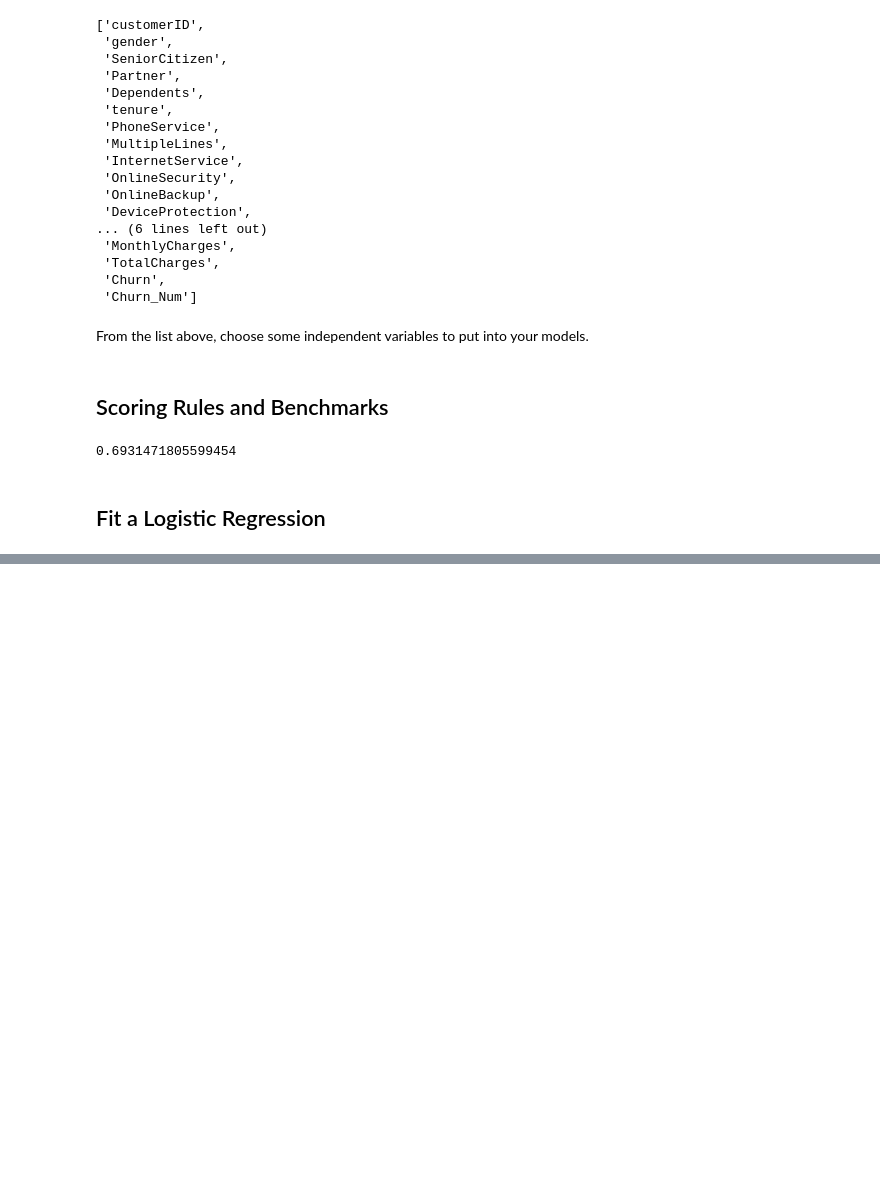
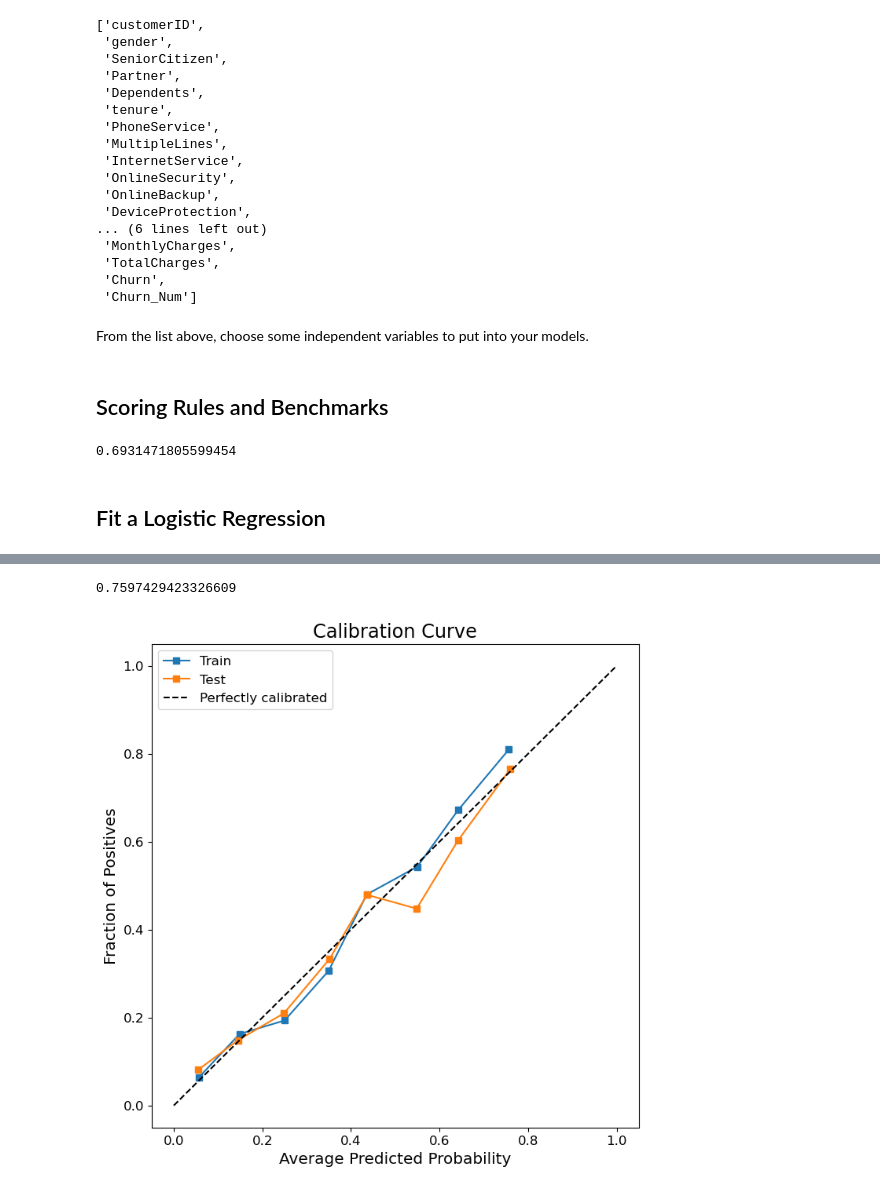
Before and after one commit to bmwerth/darden_ml_team1, a Jupyter notebook: Final Project/Telecom.ipynb, the cells around one changed output, grey strips where cells are left out. Saved outputs shown, nothing was run; the diff lists cells and outputs as text; code cells hidden in the pictures; blank space fills up the shorter version.

```diff
--- a/Final Project/Telecom.ipynb
+++ b/Final Project/Telecom.ipynb
@@ -184,0 +231,3 @@ dtype: float64
+# %%
+X_test_linear_binary = build_design_matrices([X_train_linear_binary.design_info], df_test, return_type="dataframe")[0]
+X_test_linear_binary.shape
@@ -184,0 +236,7 @@ dtype: float64
+# %%
+%%time
+nn_model_binary = MLPClassifier(activation='relu',
+                                hidden_layer_sizes=(4,3),
+                                alpha = .0001,
+                                random_state=23)
+nn_model_binary.fit(X_train_linear_binary, y_train_linear_binary.values.ravel())
@@ -184,0 +247,25 @@ dtype: float64
+# %%
+nn_pred_binary = nn_model_binary.predict_proba(X_test_linear_binary)[:,1]
+# %%
+roc_auc_score(df_test['Churn_Num'], nn_pred_binary)
+# %% [output]
+0.7597429423326609
+# %%
+# Compute calibration curve for the training set
+train_fraction_of_positives, train_mean_predicted_value = calibration_curve(df_train['Churn_Num'], nn_model_binary.predict_proba(X_train_linear_binary)[:,1], n_bins=10)
+
+# Compute calibration curve for the test set
+test_fraction_of_positives, test_mean_predicted_value = calibration_curve(df_test['Churn_Num'], nn_pred_binary , n_bins=10)
+# %%
+# Plot calibration curves
+plt.figure(figsize=(8, 8))
+plt.plot(train_mean_predicted_value, train_fraction_of_positives, "s-", label="Train")
+plt.plot(test_mean_predicted_value, test_fraction_of_positives, "s-", label="Test")
+plt.plot([0, 1], [0, 1], "k--", label="Perfectly calibrated")
+plt.ylabel("Fraction of Positives")
+plt.xlabel("Average Predicted Probability")
+plt.legend()
+plt.title("Calibration Curve")
+plt.show()
+# %% [output]
+[figure, added]
```
Also changed, not shown: parts of 17 cells of this notebook.
